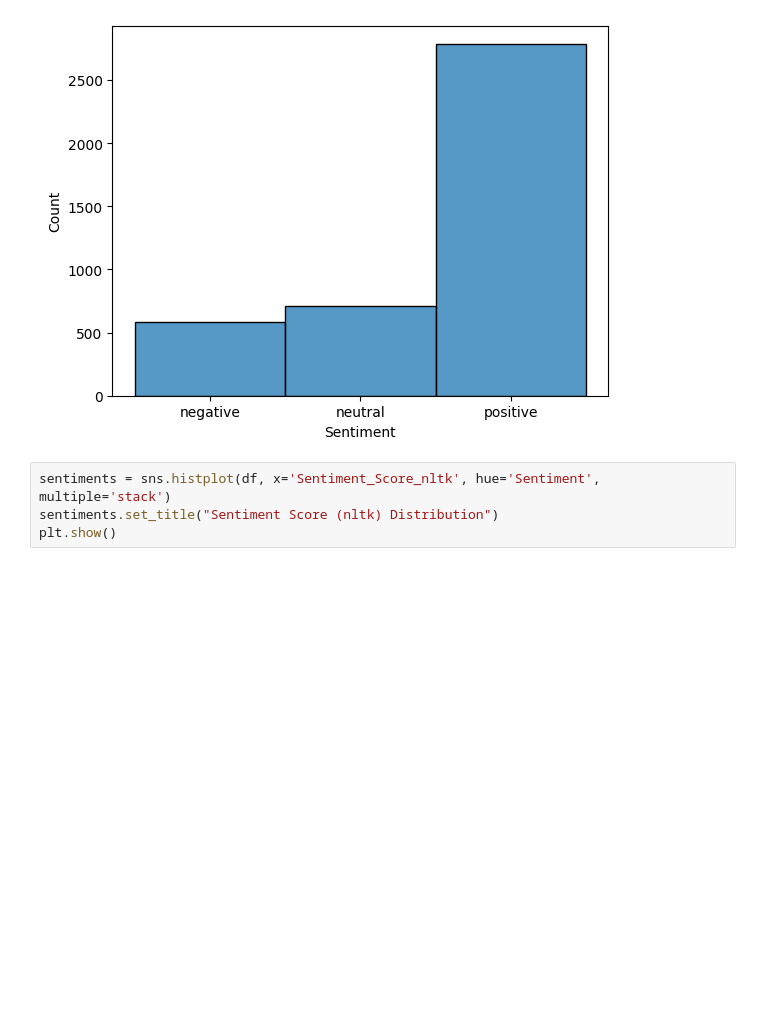
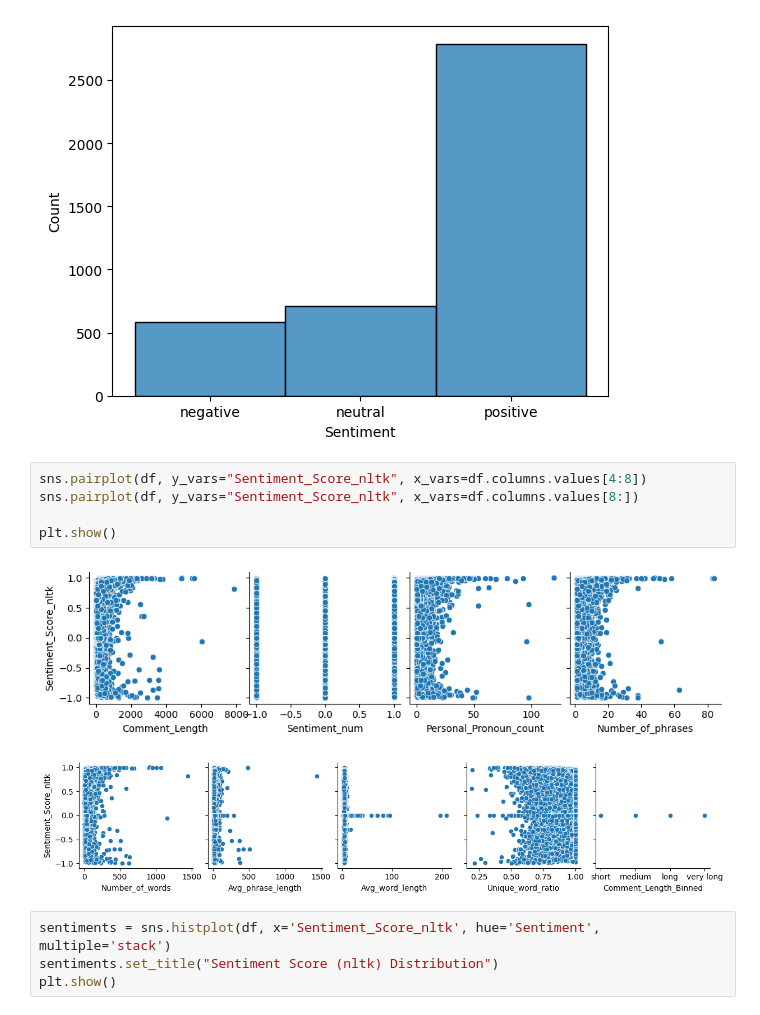
Before and after one commit to sirkoliliana/YouTubeCommentsClassification, a Jupyter notebook: building_1.ipynb, the cells around one changed output. Drawn from its saved outputs; the diff is of its cells as text; blank space fills up the shorter version.

```diff
--- a/building_1.ipynb
+++ b/building_1.ipynb
@@ -267,6 +271,14 @@ sns.histplot(df[df["Starts_with_i"] == True]['Sentiment'])
 # %% [output]
 <Axes: xlabel='Sentiment', ylabel='Count'>
 [figure]
+# %%
+sns.pairplot(df, y_vars="Sentiment_Score_nltk", x_vars=df.columns.values[4:8])
+sns.pairplot(df, y_vars="Sentiment_Score_nltk", x_vars=df.columns.values[8:])
+
+plt.show()
+# %% [output]
+[figure, added]
+[figure, added]
 # %%
 sentiments = sns.histplot(df, x='Sentiment_Score_nltk', hue='Sentiment', multiple='stack')
 sentiments.set_title("Sentiment Score (nltk) Distribution")
```
Also changed, not shown: parts of 9 cells of this notebook.
